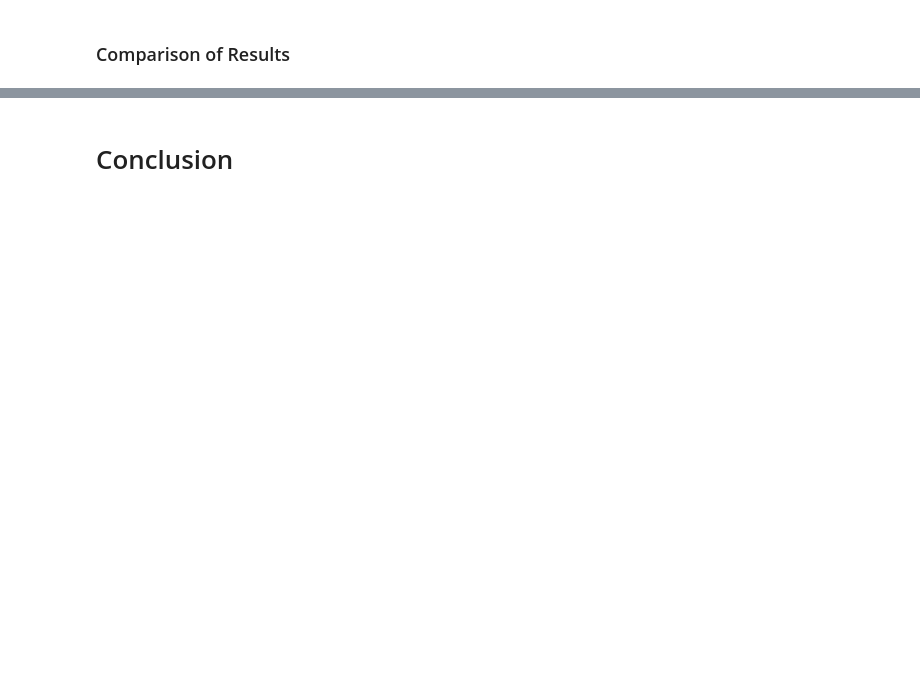
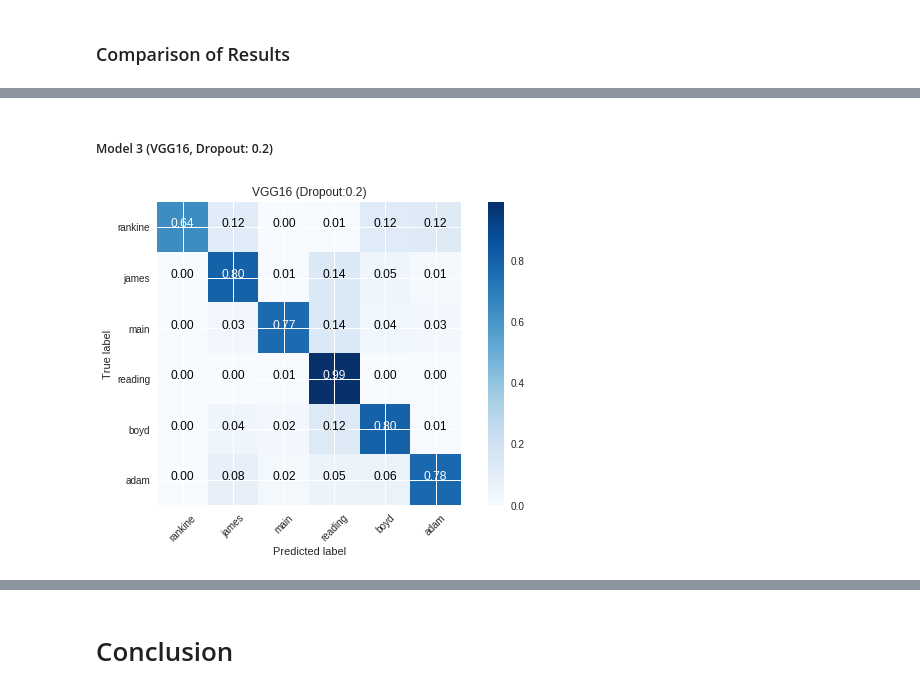
Before and after one commit to Andrew-Mackay/building_classifier, a Jupyter notebook: notebooks/AX-2019.ipynb, the cells around one changed output, grey strips where cells are left out. Cells and saved outputs as stored; diff of their text form; code cells hidden in the pictures; blank space fills up the shorter version.

```diff
--- a/notebooks/AX-2019.ipynb
+++ b/notebooks/AX-2019.ipynb
@@ -991,0 +1004,10 @@ if SAVE_RESULTS_MODEL_3_dropout:
+# %%
+model = vgg16(input_shape, use_dropout=True, dropout=0.5)
+
+model.compile(loss='categorical_crossentropy',
+              optimizer='adam',
+              metrics=['accuracy'])
+
+if RUN_MODEL_3_dropout_aggressive:
+    results = evaluate_model(model, epochs+5, partition["train"], partition["validation"],
+                             complete_index, input_shape, batch_size, len(labels))
@@ -1094,0 +1113,7 @@ def split_data_by_day(data, validation_day):
+# %% [markdown]
+##### Model 3 (VGG16, Dropout: 0.2)
+# %%
+plot_confusion_matrix(model_3_dropout_results["confusion_matrix"], confusion_labels,
+                      normalize=True, title='VGG16 (Dropout:0.2)')
+# %% [output]
+[figure, added]
```
Also changed, not shown: parts of 154 cells of this notebook, 12 other files.
